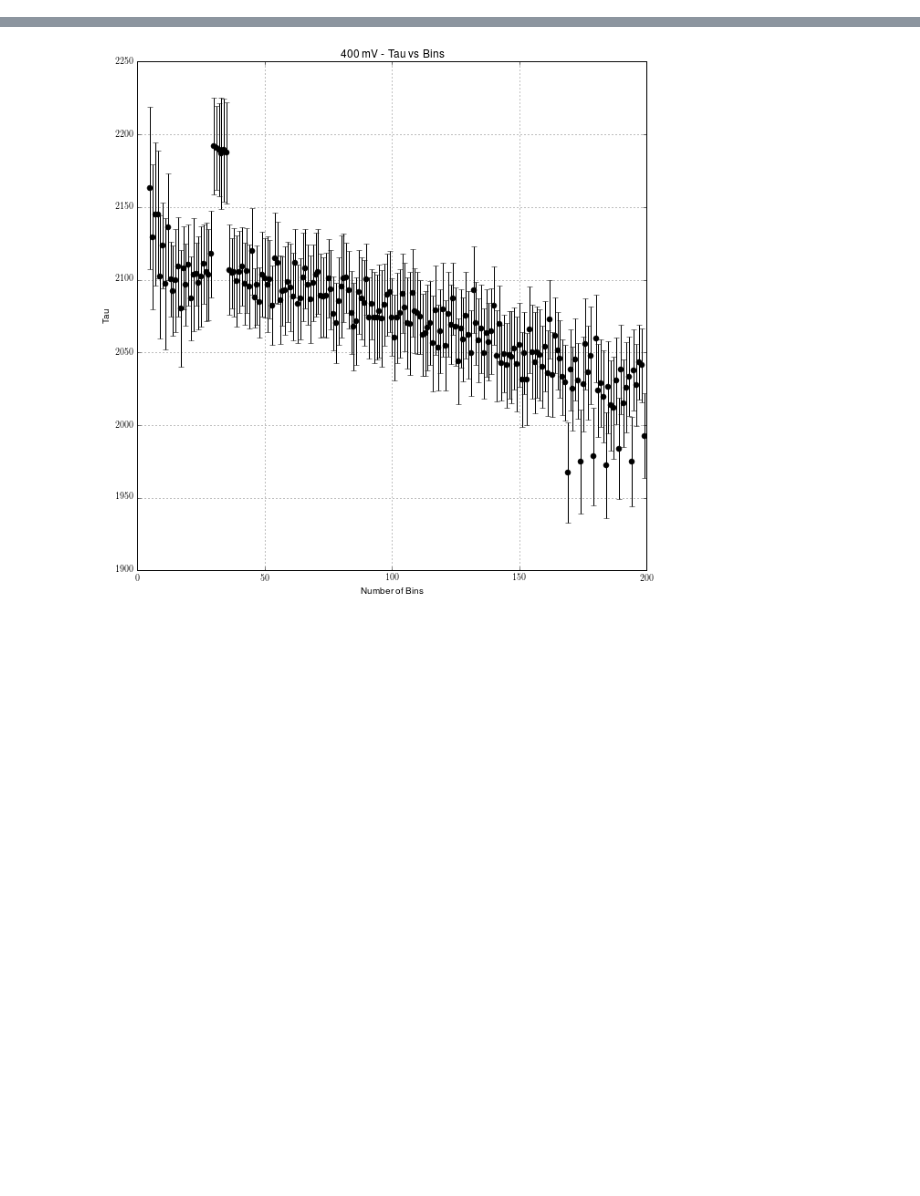
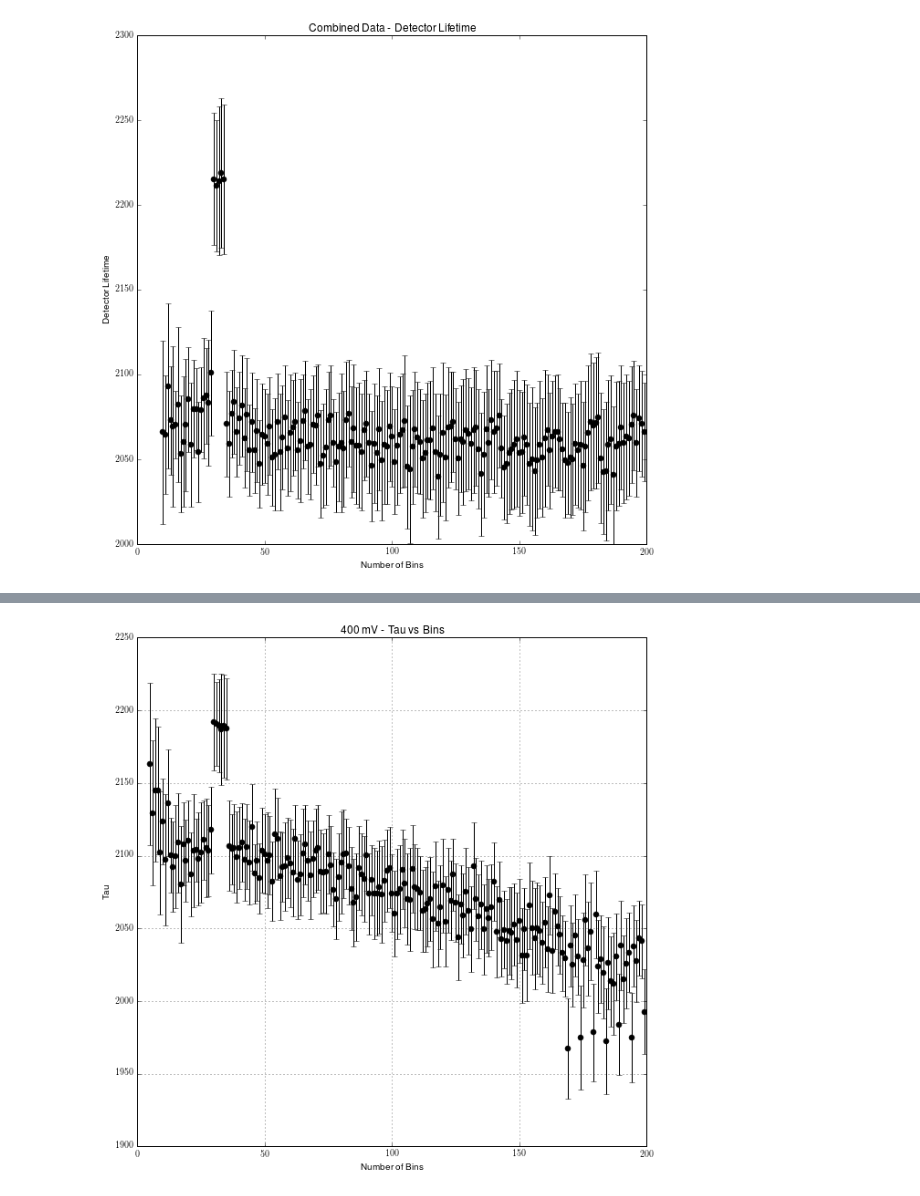
Before and after one commit to ianhi/Phys314, a Jupyter notebook: Muon/Muon_Analysis_LongRep.ipynb, the cells around one changed output, grey strips where cells are left out. Drawn from its saved outputs; the diff is of its cells as text; code cells hidden in the pictures; blank space fills up the shorter version.

```diff
--- a/Muon/Muon_Analysis_LongRep.ipynb
+++ b/Muon/Muon_Analysis_LongRep.ipynb
@@ -156,3 +160,7 @@ def chiSq_Plot2(raw_data,minB,maxB,pdfPages=None):
     plt.xlabel('Number of Bins')
     plt.plot(range(minB,maxB),redChi,'ko')
     plt.show()
+# %%
+detectorLifeTime_Plot(combine_data,10,200,'Combined Data - Detector Lifetime')
+# %% [output]
+[figure, added]
```
Also changed, not shown: parts of 22 cells of this notebook, 27 other files.
